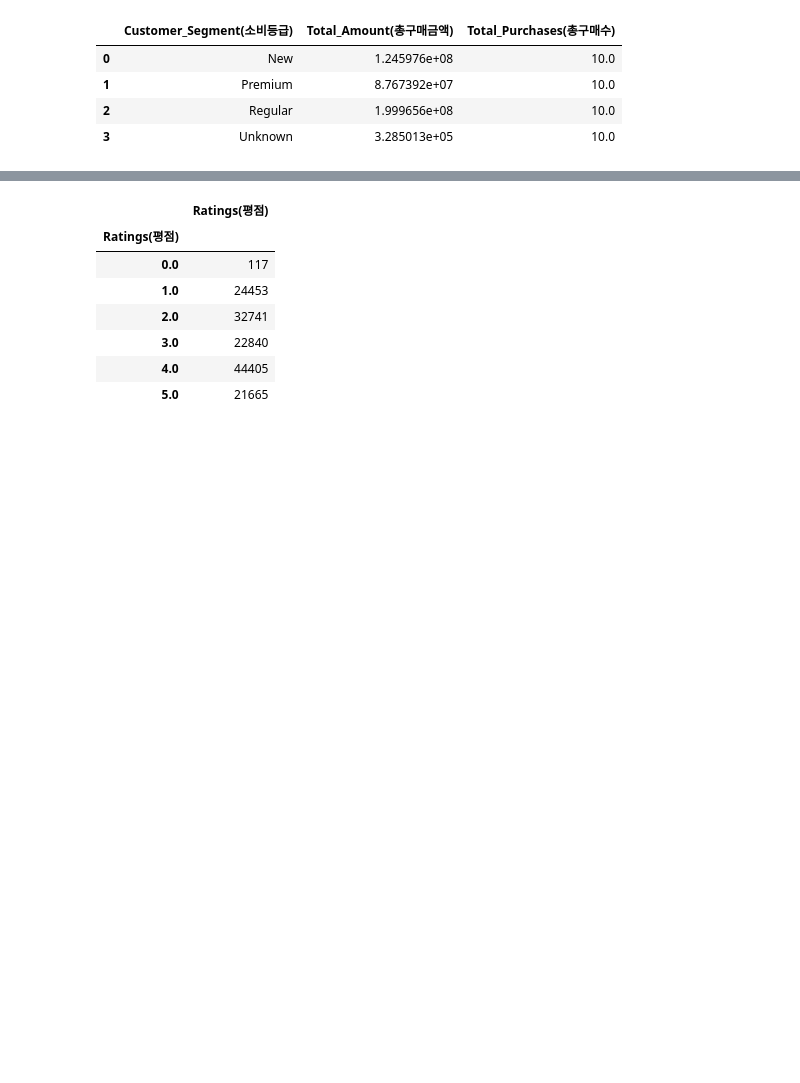
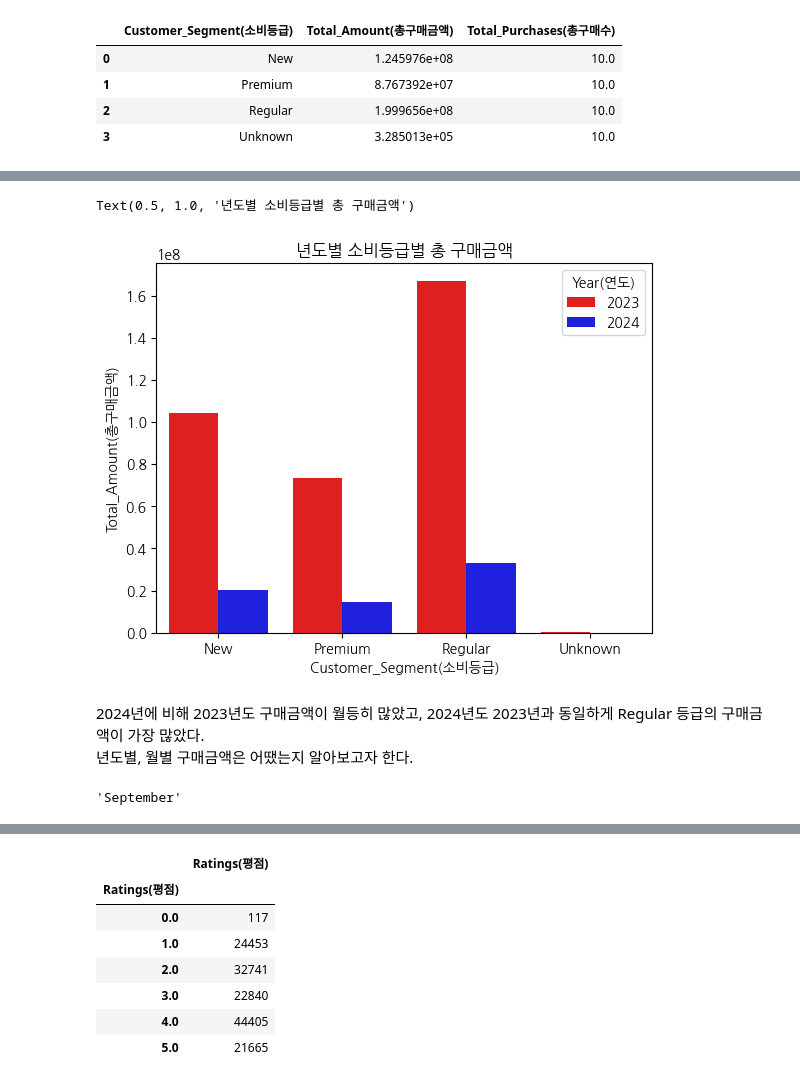
Before and after one commit to youscd/Retail_data_Analysis, a Jupyter notebook: 분석 시각화.ipynb, the cells around one changed output, grey strips where cells are left out. Drawn from its saved outputs; the diff is of its cells as text; code cells hidden in the pictures; blank space fills up the shorter version.

```diff
--- a/분석 시각화.ipynb
+++ b/분석 시각화.ipynb
@@ -300,0 +310,7 @@ AttributeError: Line2D.set() got an unexpected keyword argument 'order'
+# %%
+# Year(연도) 값이 0인 경우 Date(구매날짜) 컬럼 값에서 연도 값을 가져와 치환
+for i in range(len(df_notnull)):
+    if df_notnull['Year(연도)'][i] == 0:
+        df_notnull['Year(연도)'][i] = int(df_notnull['Date(구매날짜)'][i][-4:])
+
+df_notnull[df_notnull['Year(연도)'] == 0]
@@ -300,0 +330,15 @@ AttributeError: Line2D.set() got an unexpected keyword argument 'order'
+# %%
+c = df_notnull.groupby(['Year(연도)', 'Customer_Segment(소비등급)'])[['Total_Amount(총구매금액)']].sum().reset_index()
+sns.barplot(data=c, x='Customer_Segment(소비등급)', y='Total_Amount(총구매금액)', hue='Year(연도)', palette=['red', 'blue'])
+plt.title('년도별 소비등급별 총 구매금액')
+# %% [output]
+Text(0.5, 1.0, '년도별 소비등급별 총 구매금액')
+[figure, added]
+# %% [markdown]
+2024년에 비해 2023년도 구매금액이 월등히 많았고, 2024년도 2023년과 동일하게 Regular 등급의 구매금액이 가장 많았다.\
+년도별, 월별 구매금액은 어땠는지 알아보고자 한다.
+# %%
+# pd.to_datetime(df_notnull['Date(구매날짜)'][0]).date()
+pd.to_datetime(df_notnull['Date(구매날짜)'][0]).strftime('%B')
+# %% [output]
+'September'
```
Also changed, not shown: parts of 23 cells of this notebook.
